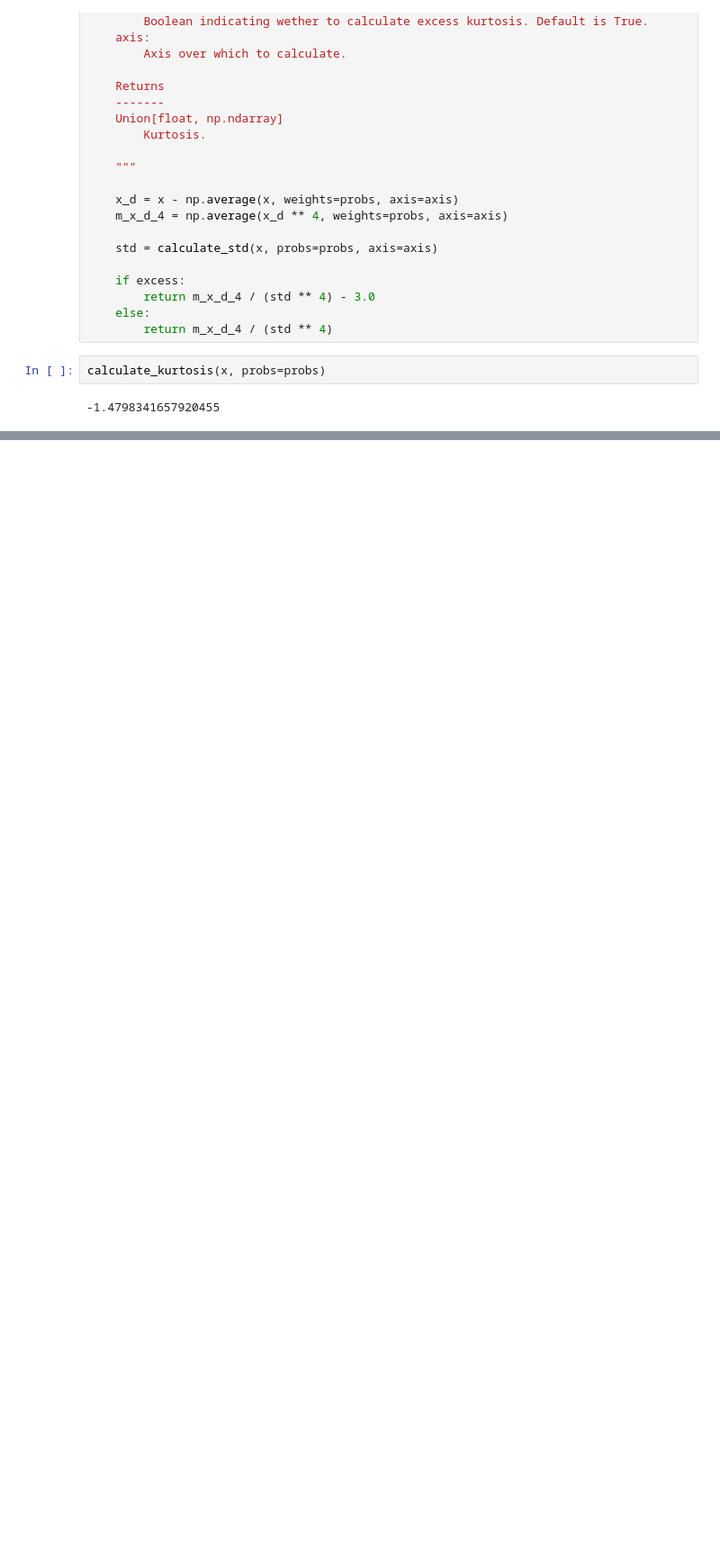
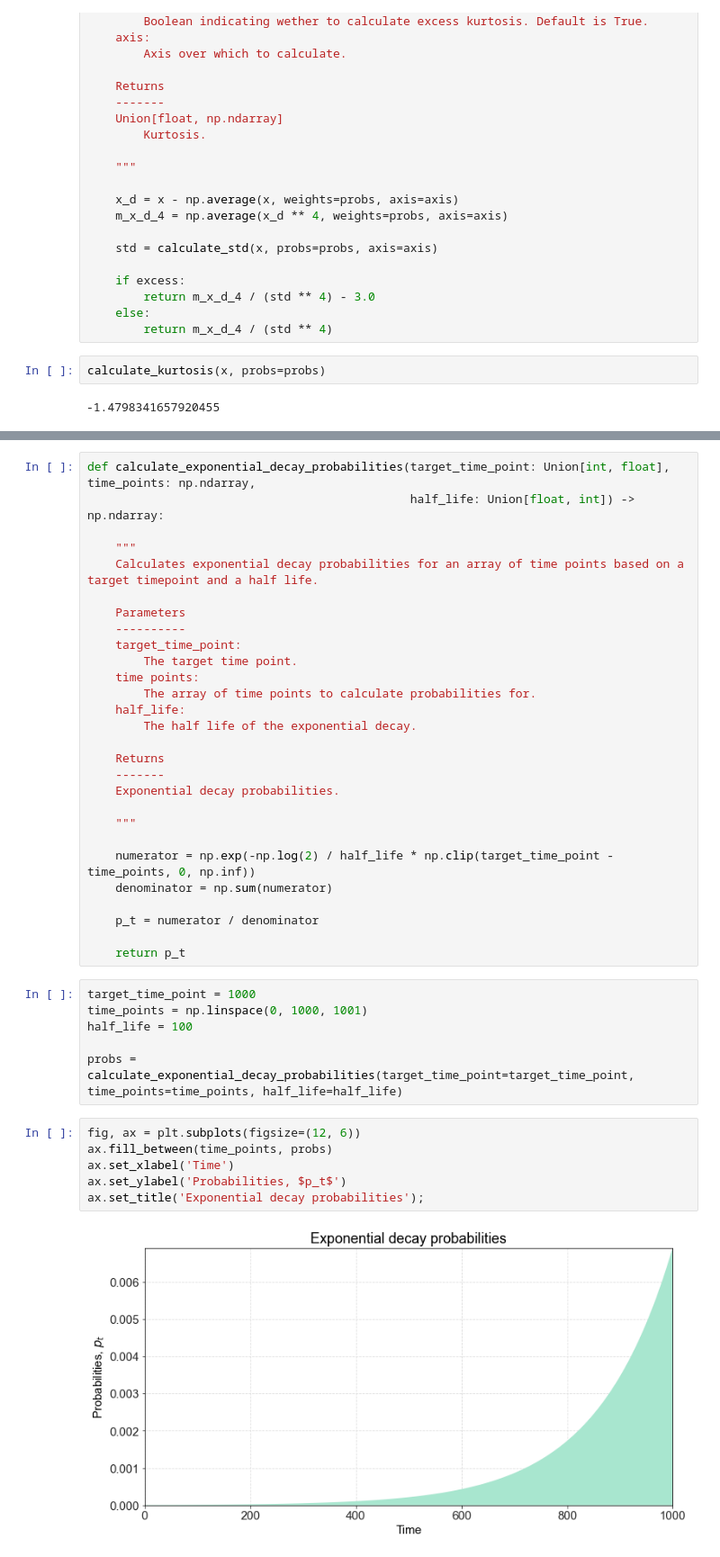
Before and after one commit to staxmetrics/python_for_the_financial_economist, a Jupyter notebook: lectures_and_exercises/2022/week_3/exercises_week_3.ipynb, the cells around one changed output, grey strips where cells are left out. Shown at 90% size. Saved outputs shown, nothing was run; the diff lists cells and outputs as text; blank space fills up the shorter version.

Commit message:
Add historical probabilities problem to exercises_week_3.ipynb
Work on exercises for week 4

```diff
--- a/lectures_and_exercises/2022/week_3/exercises_week_3.ipynb
+++ b/lectures_and_exercises/2022/week_3/exercises_week_3.ipynb
@@ -727,0 +817,42 @@ In this problem, we will see how to implement exponential decay probabilities.
+# %%
+def calculate_exponential_decay_probabilities(target_time_point: Union[int, float], time_points: np.ndarray,
+                                              half_life: Union[float, int]) -> np.ndarray:
+
+    """
+    Calculates exponential decay probabilities for an array of time points based on a target timepoint and a half life.
+
+    Parameters
+    ----------
+    target_time_point:
+        The target time point.
+    time points:
+        The array of time points to calculate probabilities for.
+    half_life:
+        The half life of the exponential decay.
+
+    Returns
+    -------
+    Exponential decay probabilities.
+
+    """
+
+    numerator = np.exp(-np.log(2) / half_life * np.clip(target_time_point - time_points, 0, np.inf))
+    denominator = np.sum(numerator)
+
+    p_t = numerator / denominator
+
+    return p_t
+# %%
+target_time_point = 1000
+time_points = np.linspace(0, 1000, 1001)
+half_life = 100
+
+probs = calculate_exponential_decay_probabilities(target_time_point=target_time_point, time_points=time_points, half_life=half_life)
+# %%
+fig, ax = plt.subplots(figsize=(12, 6))
+ax.fill_between(time_points, probs)
+ax.set_xlabel('Time')
+ax.set_ylabel('Probabilities, $p_t$')
+ax.set_title('Exponential decay probabilities');
+# %% [output]
+[figure, added]
```
Also changed, not shown: parts of 14 cells of this notebook, 3 other files.
